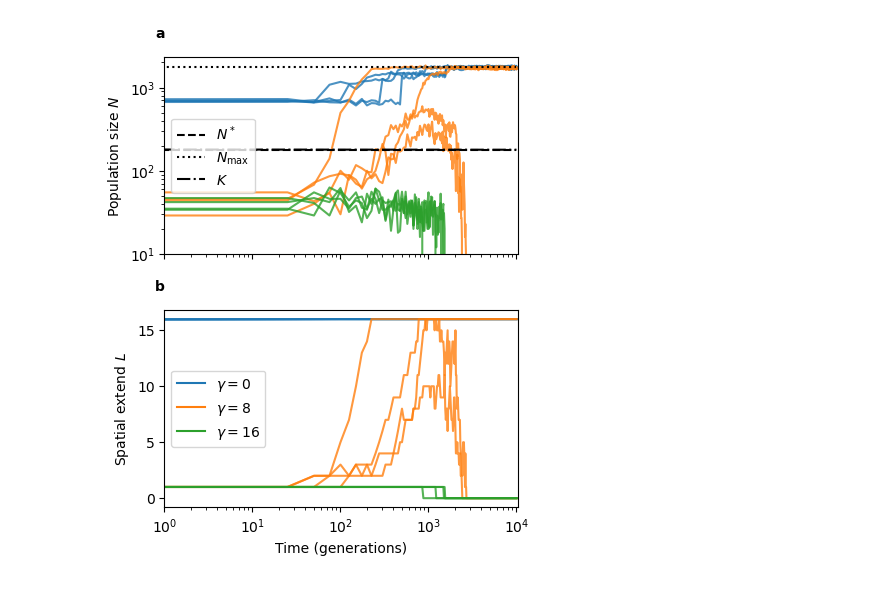
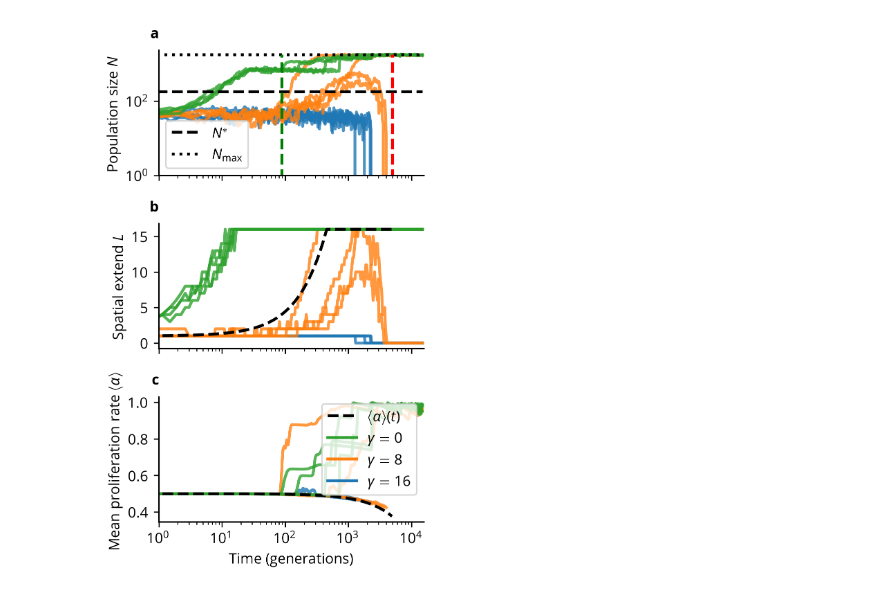
Before and after one commit to sisyga/biolgca, a Jupyter notebook: spatial_ratchet_exampleplots.ipynb, the cells around one changed output. Cells and saved outputs as stored; diff of their text form; code cells hidden in the pictures.

Commit message:
finalized plots. some more tries on analytic prediction. almost there

```diff
--- a/spatial_ratchet_exampleplots.ipynb
+++ b/spatial_ratchet_exampleplots.ipynb
@@ -14,7 +17,7 @@ densities = []
 mean_props = []
 spatial_extend = []
 
-for i, file in tqdm(enumerate(files), total=len(files)):
+for i, file in tqdm(enumerate(files[::-1]), total=len(files)):
     with open(file, 'rb') as f:
         lgca = pkl.load(f)
 
@@ -33,7 +36,7 @@ for i, file in tqdm(enumerate(files), total=len(files)):
     spatial_extend_t = lgca.dens_t[::skip].astype(bool).sum(-1)
     # std_mean_prop_t = np.array(
     #     [[np.std(prop, ddof=1, axis=-1) if len(prop) > 1 else np.nan for prop in prop_t[t]] for t in range(tmax)])
-    # mean_props.append(mean_prop_t)
+    mean_props.append(mean_prop_t)
     spatial_extend.append(spatial_extend_t)
     # std_mean_props.append(std_mean_prop_t)
 # %%
@@ -52,55 +65,70 @@ x = np.arange(tmax+1)[::skip] / 4
 # %%
-skip=1
+# skip=100
+tmax = len(lgca.dens_t)
+x = np.arange(tmax) * r_b * (1 - dens0)
+nshow = 401
+# x += 1
+# %%
+def log_sample_indices(arr_length, n_samples):
+    max_idx = arr_length - 1
+    log_indices = np.logspace(0, np.log10(max_idx), n_samples)
+    rounded_indices = np.unique(np.round(log_indices).astype(int))
+    return rounded_indices
+# %%
+indices = log_sample_indices(tmax, nshow)
+x = x[indices]
 # %%
 golden_ratio = (np.sqrt(5) + 1.0) / 2.0
 # get default figsize
 wi, le = plt.rcParams['figure.figsize']
 wi = 0.7 * wi
-le = wi / golden_ratio * 2
+le = 5.5
 
-fig, ax = plt.subplots(2, 1, sharey=False, sharex=True, figsize=(wi, le))
+fig, ax = plt.subplots(3, 1, sharey=False, sharex=True, figsize=(wi, le))
 
 plt.sca(ax[0])
 
 Nmax = K * (1 - r_d) * Lmax
 for i, density in enumerate(densities):
-    plt.plot(x, density[::skip].sum(1), c='C{}'.format(i // 4), alpha=.8)
+    plt.plot(x, density[indices].sum(1), c='C{}'.format(i // 4), alpha=.8)
 
 plt.yscale('log')
-plt.ylim(10, 1.3*Nmax)
-plt.plot([0, tmax/4], [Ncrit, Ncrit], 'k--', label='$N^*$')
-plt.plot([0, tmax/4], [Nmax, Nmax], 'k:', label=r'$N_{\max}$')
-plt.plot([0, tmax/4], [Lmax*K*dens0, K], 'k-.', label='$K$')
-plt.legend()
-
+plt.ylim(1, 1.3*Nmax)
+plt.plot([0, x[-1]], [Ncrit, Ncrit], 'k--', label='$N^*$')
+plt.plot([0, x[-1]], [Nmax, Nmax], 'k:', label=r'$N_{\max}$')
+plt.legend(loc='lower left')
+t_d = (r_b - r_d) / (r_d * p_p * s_p)
+t_d *= r_b * (1 - dens0)
+t_rescue = 236 * r_b * (1 - dens0)
+plt.plot([t_d, t_d], [0, Nmax], 'r--')
+plt.plot([t_rescue, t_rescue], [0, Nmax], 'g--')
 
 
 plt.ylabel('Population size $N$')
 
-plt.sca(ax[-1])
+plt.sca(ax[1])
 for i, extend in enumerate(spatial_extend):
-    plt.plot(x, extend[::skip], c='C{}'.format(i // 4), alpha=.8)
+    plt.plot(x, extend[indices], c='C{}'.format(i // 4), alpha=.8)
 
 plt.ylabel('Spatial extend $L$')
+gamma = 8
+D = 1 / (2 + np.exp(gamma))
+ts = x / r_b / (1 - dens0)
 
-# for i, alpha in enumerate(mean_props):
-#     plt.plot(x, alpha[::skip], c='C{}'.format(i), alpha=.8)
+r_bt = r_b - r_d * p_p * s_p * ts
+r_bt[r_bt <= r_d] = np.nan
+v = 2 * np.sqrt((r_bt - r_d) * D)
+plt.plot(x, np.minimum(v * ts + 1, Lmax), 'k--')
 
+plt.sca(ax[-1])
 
+for i, alpha in enumerate(mean_props):
+    plt.plot(x, alpha[indices], c='C{}'.format(i // 4), alpha=.8)
 
-# plt.ylabel(r'Mean proliferation rate $\langle\alpha\rangle$')
-# plt.sca(ax[2])
-# skip= 1
-# Nmax = K * (1 - r_d)
-# x = np.arange(tmax)[::skip] / 4
-# for i, alpha in enumerate(std_mean_props):
-#     plt.plot(x, alpha[::skip], c='C{}'.format(i), alpha=.8)
+plt.plot(x, r_bt, 'k--', label=r'$\langle\alpha\rangle(t)$')
+plt.ylabel(r'Mean proliferation rate $\langle\alpha\rangle$')
 #
 plt.xlabel('Time (generations)')
-# plt.ylabel(r'STD $\sqrt{\left\langle\Delta\alpha^2\right\rangle}$')
-# # plt.yscale('log')
-# plt.ylim(0, .2)
-# plt.xlim(0)
 
 # create a function to format the y axis labels
 # def format_y_ticks(tick_val, pos):
@@ -114,15 +142,16 @@ plt.xlabel('Time (generations)')
 # ax[-1].set_yticks([0.0, 0.1, 0.2])
 # ax[-1].set_xticks([0, 5000, 10000], [0, 5, 10])
 # ax[-1].text(1.0, -0.05, r'$\times 10^{3}$', transform=ax[-1].transAxes, fontsize='small')
-plt.xlim(1)
 leg = plt.legend()
 lines, labels = plt.gca().get_legend_handles_labels()
-lines += [plt.Line2D([0], [0], c=c) for c in ['C0', 'C1', 'C2']]
+lines += [plt.Line2D([0], [0], c=c) for c in ['C0', 'C1', 'C2'][::-1]]
 labels += ['$\gamma = 0$', '$\gamma = 8$', '$\gamma=16$']
+plt.plot([])
 plt.legend(lines, labels, loc='best')
+plt.xlim(1)
 # plt.ylim(0, 0.02)
-label_axes(ax)
+label_axes(ax, usetex=False)
 plt.tight_layout()
 plt.xscale('log')
-# plt.savefig('mullersratchet_N_nostd.pdf')
+# plt.savefig('mullersratchet_N_nostd_spatial.pdf')
 # %% [output]
@@ -130 +158 @@ No artists with labels found to put in legend.  Note that artists whose label st
-[figure, old version]
+[figure, new version]
```
Also changed, not shown: parts of 6 cells of this notebook, 3 other files.
